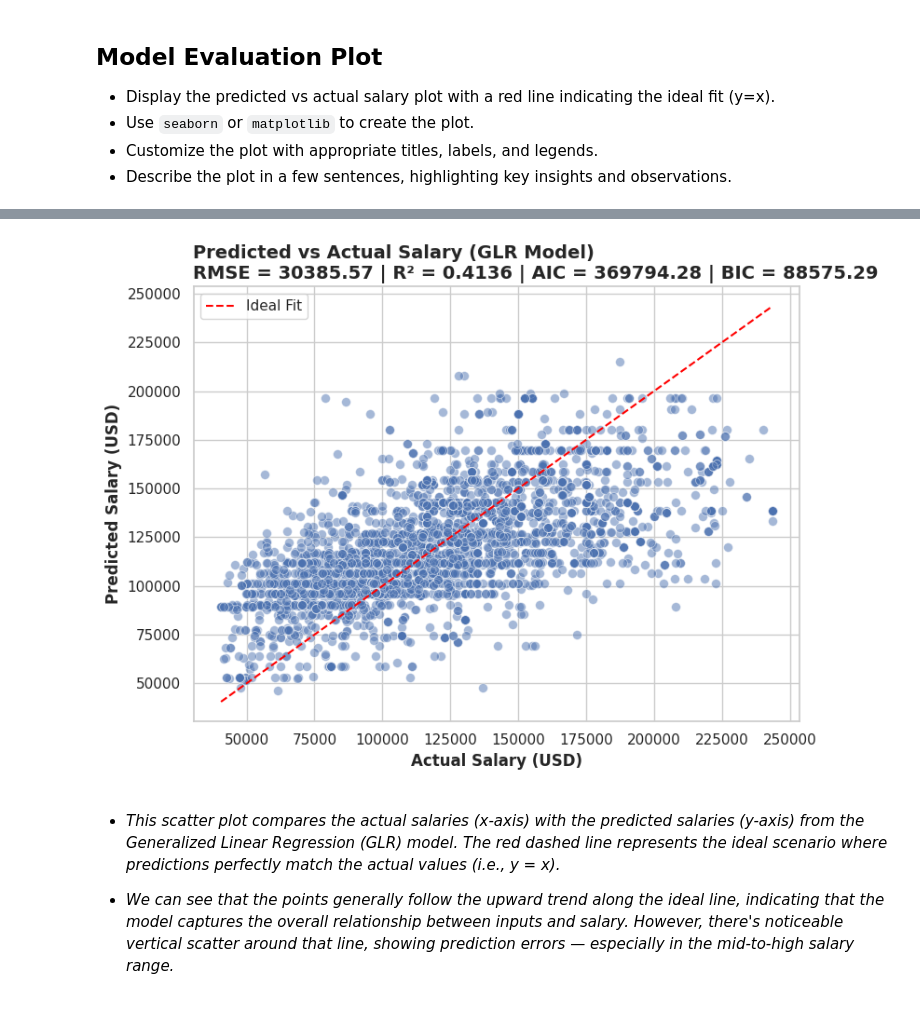
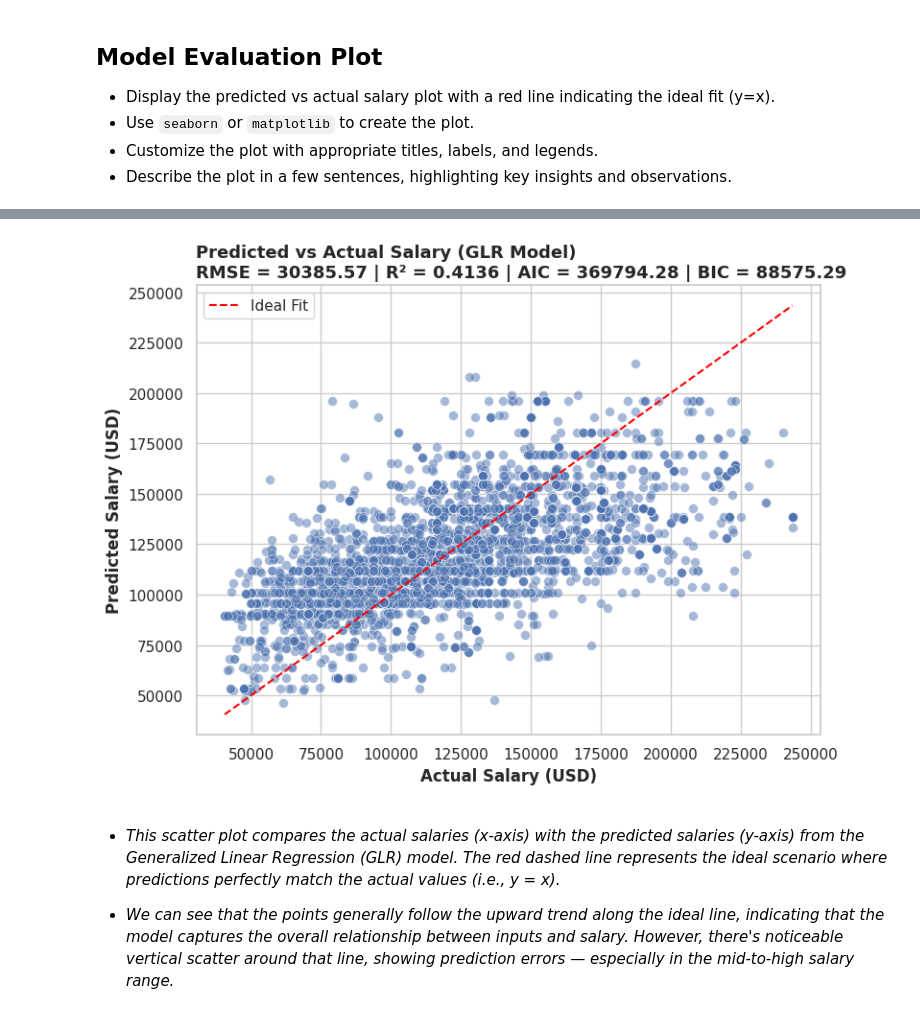
Before and after one commit to met-ad-688/lab08-prabuj1611, a Jupyter notebook: lab08-prabu.ipynb, the cells around one changed output, grey strips where cells are left out. Drawn from its saved outputs; the diff is of its cells as text; code cells hidden in the pictures.

```diff
--- a/lab08-prabu.ipynb
+++ b/lab08-prabu.ipynb
@@ -468,7 +464,7 @@ BIC: 83073.89
 - Describe the plot in a few sentences, highlighting key insights and observations.
 # %%
 #| eval: true
-#| echo: false
+#| echo: true
 
 import pandas as pd
 import matplotlib.pyplot as plt
@@ -527,13 +523,13 @@ plt.legend()
 # plt.title(
 #     f"Predicted vs Actual Salary (GLR Model)\n"
 #     f"RMSE = {rmse:.2f} | R² = {r2:.4f} | AIC = {aic:.2f} | BIC = {bic:.2f}",
-#     loc="left", fontsize=14, fontweight="bold"
+#     loc="left", fontsize=13, fontweight="bold"
 # )
 
 plt.title(
     f"Predicted vs Actual Salary (GLR Model)\n"
     f"RMSE = {rmse:.2f} | R² = {r2:.4f} | AIC = {aic:.2f} | BIC = {bic:.2f}",
-    loc="left", fontsize=14, fontweight="bold"
+    loc="left", fontsize=13, fontweight="bold"
 )
 
 
@@ -545,4 +541,4 @@ plt.show()
-[figure, old version]
+[figure, new version]
 # %% [markdown]
 - *This scatter plot compares the actual salaries (x-axis) with the predicted salaries (y-axis) from the Generalized Linear Regression (GLR) model. The red dashed line represents the ideal scenario where predictions perfectly match the actual values (i.e., y = x).*
 
```
Also changed, not shown: parts of 8 cells of this notebook, 6 other files.
